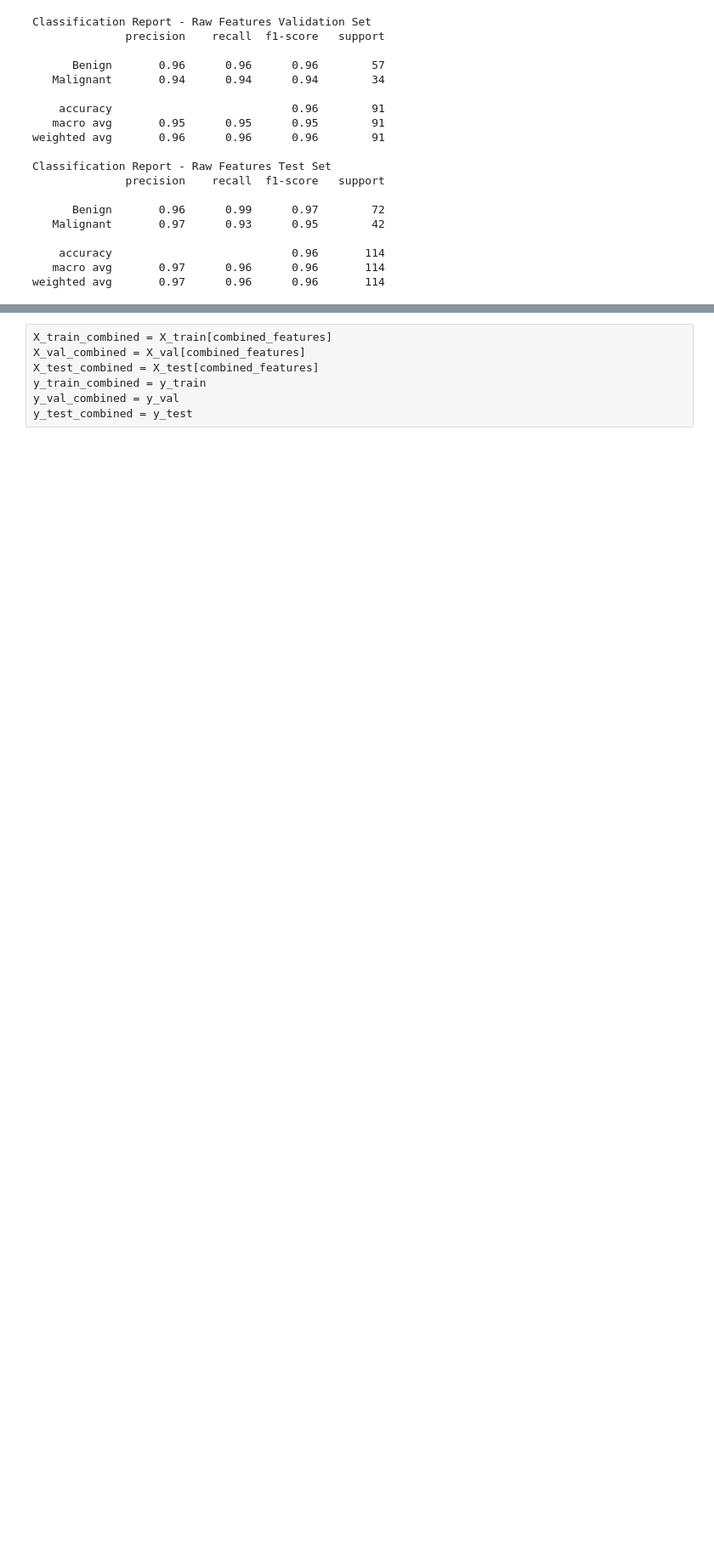
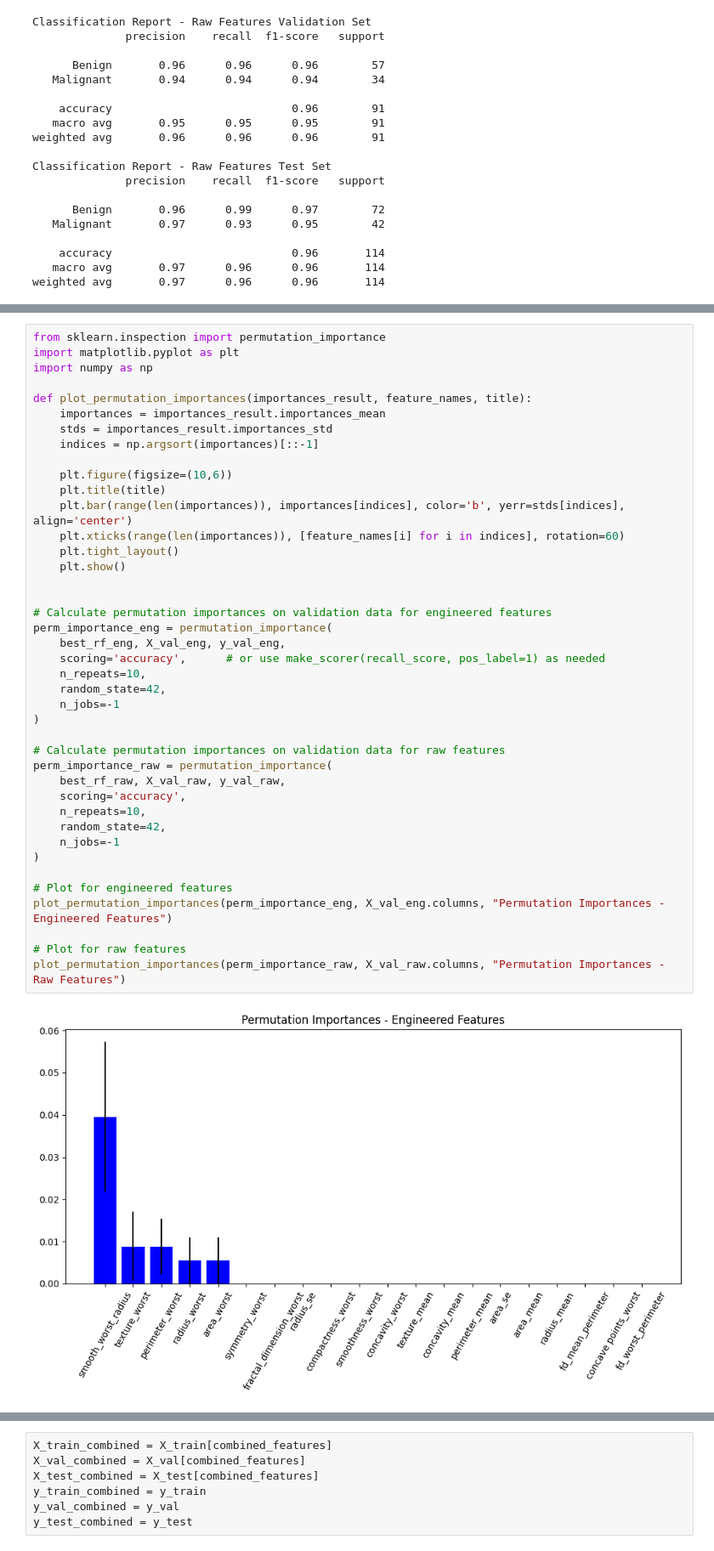
Before and after one commit to lakshdeep-s/breast_cancer_classification_comparitive_analysis, a Jupyter notebook: notebooks/v1_random_forest.ipynb, the cells around one changed output, grey strips where cells are left out. Shown: that part at 85% size. Saved outputs shown, nothing was run; the diff lists cells and outputs as text; blank space fills up the shorter version.

```diff
--- a/notebooks/v1_random_forest.ipynb
+++ b/notebooks/v1_random_forest.ipynb
@@ -409,0 +401,43 @@ shap.summary_plot(shap_values_raw[:,:,1], X_val_raw, feature_names=X_val_raw.col
+# %%
+from sklearn.inspection import permutation_importance
+import matplotlib.pyplot as plt
+import numpy as np
+
+def plot_permutation_importances(importances_result, feature_names, title):
+    importances = importances_result.importances_mean
+    stds = importances_result.importances_std
+    indices = np.argsort(importances)[::-1]
+
+    plt.figure(figsize=(10,6))
+    plt.title(title)
+    plt.bar(range(len(importances)), importances[indices], color='b', yerr=stds[indices], align='center')
+    plt.xticks(range(len(importances)), [feature_names[i] for i in indices], rotation=60)
+    plt.tight_layout()
+    plt.show()
+
+
+# Calculate permutation importances on validation data for engineered features
+perm_importance_eng = permutation_importance(
+    best_rf_eng, X_val_eng, y_val_eng,
+    scoring='accuracy',      # or use make_scorer(recall_score, pos_label=1) as needed
+    n_repeats=10,
+    random_state=42,
+    n_jobs=-1
+)
+
+# Calculate permutation importances on validation data for raw features
+perm_importance_raw = permutation_importance(
+    best_rf_raw, X_val_raw, y_val_raw,
+    scoring='accuracy',
+    n_repeats=10,
+    random_state=42,
+    n_jobs=-1
+)
+
+# Plot for engineered features
+plot_permutation_importances(perm_importance_eng, X_val_eng.columns, "Permutation Importances - Engineered Features")
+
+# Plot for raw features
+plot_permutation_importances(perm_importance_raw, X_val_raw.columns, "Permutation Importances - Raw Features")
+# %% [output]
+[figure, added]
```
Also changed, not shown: parts of 13 cells of this notebook.
